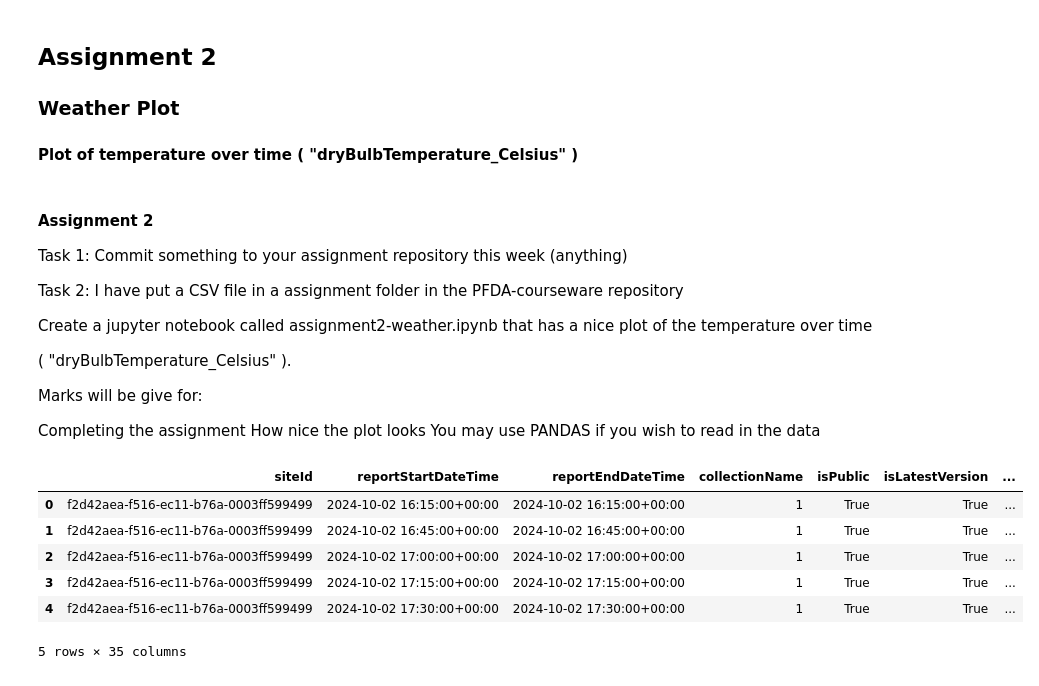
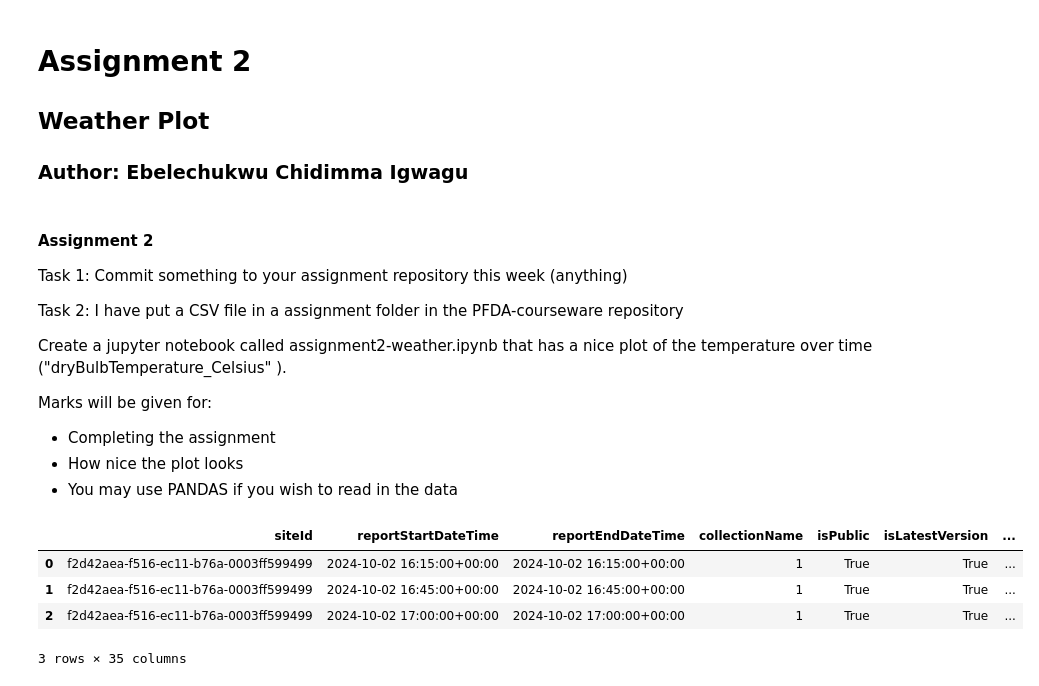
Before and after one commit to Gtalen/PFDA, a Jupyter notebook: pfda_assignment/assignment2_weather.ipynb, the cells around one changed output. Drawn from its saved outputs; the diff is of its cells as text; code cells hidden in the pictures.

```diff
--- a/pfda_assignment/assignment2_weather.ipynb
+++ b/pfda_assignment/assignment2_weather.ipynb
@@ -1,22 +1,20 @@
 # %% [markdown]
-## Assignment 2
-### Weather Plot
-####  Plot of temperature over time  ( "dryBulbTemperature_Celsius" )
+# Assignment 2
+## Weather Plot
+### Author: Ebelechukwu Chidimma Igwagu
 # %% [markdown]
 #### Assignment 2
 Task 1: Commit something to your assignment repository this week (anything)
 
 Task 2: I have put a CSV file in a assignment folder in the PFDA-courseware repository
 
-Create a jupyter notebook called assignment2-weather.ipynb that has a nice plot of the temperature over time
+Create a jupyter notebook called assignment2-weather.ipynb that has a nice plot of the temperature over time ("dryBulbTemperature_Celsius" ).
 
-( "dryBulbTemperature_Celsius" ).
+Marks will be given for:
 
-Marks will be give for:
-
-Completing the assignment
-How nice the plot looks
-You may use PANDAS if you wish to read in the data
+- Completing the assignment
+- How nice the plot looks
+- You may use PANDAS if you wish to read in the data
 # %%
 # Importing the necessary libraries
 import csv
@@ -30,15 +30,12 @@ sns.set_theme()            #setting seaborn as default style for plots when usin
 # %%
-# Filepath
-filepath = r"C:\Users\great\Desktop\ATU\Semester 2\PFDA-courseware\assignment\weatherreadings1.csv"
-
 # Using pandas dataframe and converting selected columns to datetime
 df = pd.read_csv(filepath, parse_dates=['reportStartDateTime', 'reportEndDateTime'])
-df.head()
-# %% [output]
-|  | siteId | reportStartDateTime | reportEndDateTime | collectionName | isPublic | isLatestVersion | ... |
-| 0 | f2d42aea-f516-ec11-b76a-0003ff599499 | 2024-10-02 16:15:00+00:00 | 2024-10-02 16:15:00+00:00 | 1 | True | True | ... |
-| 1 | f2d42aea-f516-ec11-b76a-0003ff599499 | 2024-10-02 16:45:00+00:00 | 2024-10-02 16:45:00+00:00 | 1 | True | True | ... |
-| 2 | f2d42aea-f516-ec11-b76a-0003ff599499 | 2024-10-02 17:00:00+00:00 | 2024-10-02 17:00:00+00:00 | 1 | True | True | ... |
-| 3 | f2d42aea-f516-ec11-b76a-0003ff599499 | 2024-10-02 17:15:00+00:00 | 2024-10-02 17:15:00+00:00 | 1 | True | True | ... |
-| 4 | f2d42aea-f516-ec11-b76a-0003ff599499 | 2024-10-02 17:30:00+00:00 | 2024-10-02 17:30:00+00:00 | 1 | True | True | ... |
-5 rows × 35 columns
+# %%
+# Display first 3 rows
+df.head(3)
+# %% [output]
+|  | siteId | reportStartDateTime | reportEndDateTime | collectionName | isPublic | isLatestVersion | ... |
+| 0 | f2d42aea-f516-ec11-b76a-0003ff599499 | 2024-10-02 16:15:00+00:00 | 2024-10-02 16:15:00+00:00 | 1 | True | True | ... |
+| 1 | f2d42aea-f516-ec11-b76a-0003ff599499 | 2024-10-02 16:45:00+00:00 | 2024-10-02 16:45:00+00:00 | 1 | True | True | ... |
+| 2 | f2d42aea-f516-ec11-b76a-0003ff599499 | 2024-10-02 17:00:00+00:00 | 2024-10-02 17:00:00+00:00 | 1 | True | True | ... |
+3 rows × 35 columns
```
Also changed, not shown: parts of 17 cells of this notebook, 3 other files.
